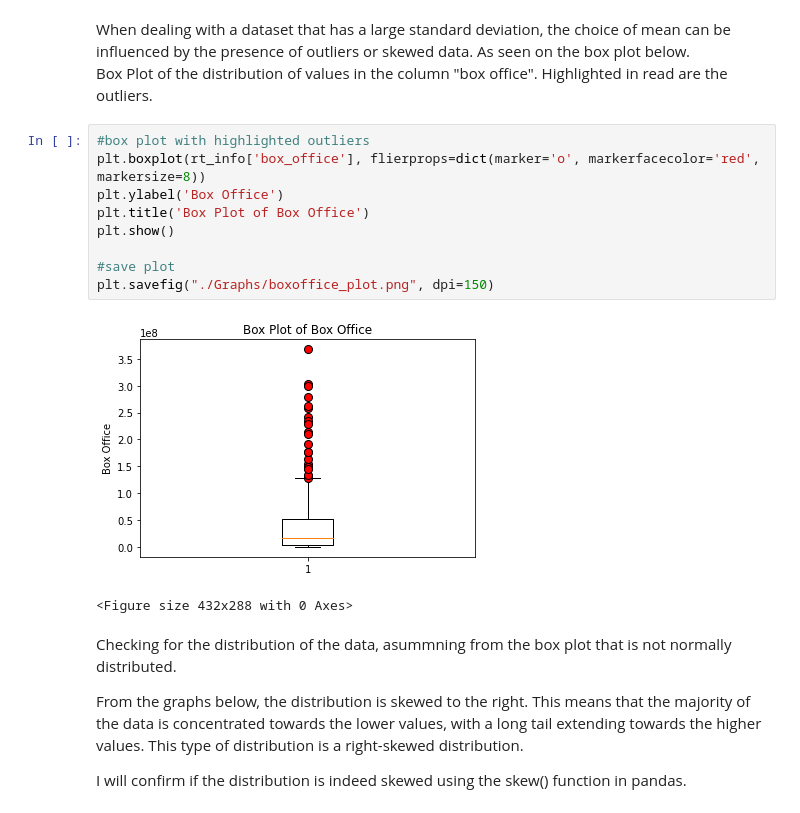
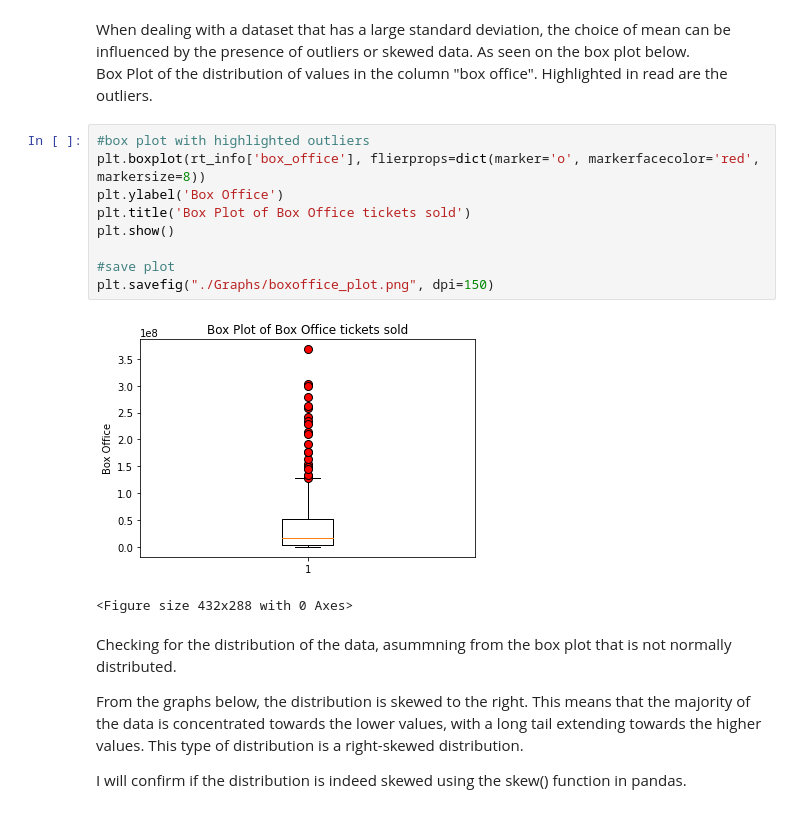
Before and after one commit to aramirezfr/FilmStudioDataAnalysis, a Jupyter notebook: Film Studio Data Analysis.ipynb, the cells around one changed output. Drawn from its saved outputs; the diff is of its cells as text.

```diff
--- a/Film Studio Data Analysis.ipynb
+++ b/Film Studio Data Analysis.ipynb
@@ -723,14 +732,14 @@ Box Plot of the distribution of values in the column "box office". Highlighted i
 # %%
 #box plot with highlighted outliers
 plt.boxplot(rt_info['box_office'], flierprops=dict(marker='o', markerfacecolor='red', markersize=8))
 plt.ylabel('Box Office')
-plt.title('Box Plot of Box Office')
+plt.title('Box Plot of Box Office tickets sold')
 plt.show()
 
 #save plot
 plt.savefig("./Graphs/boxoffice_plot.png", dpi=150)
 # %% [output]
-[figure, old version]
+[figure, new version]
 <Figure size 432x288 with 0 Axes>
 # %% [markdown]
 Checking for the distribution of the data, asummning from the box plot that is not normally distributed.
```
Also changed, not shown: parts of 13 cells of this notebook, 1 other file.
